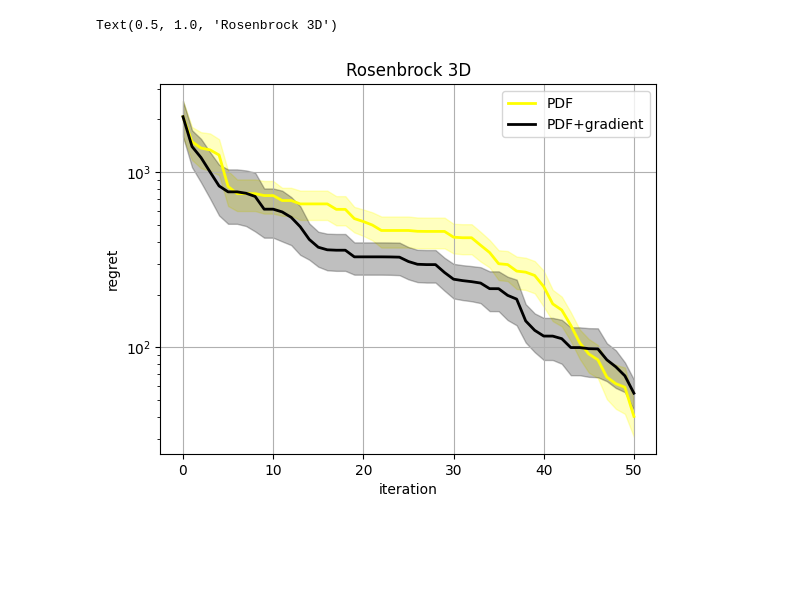
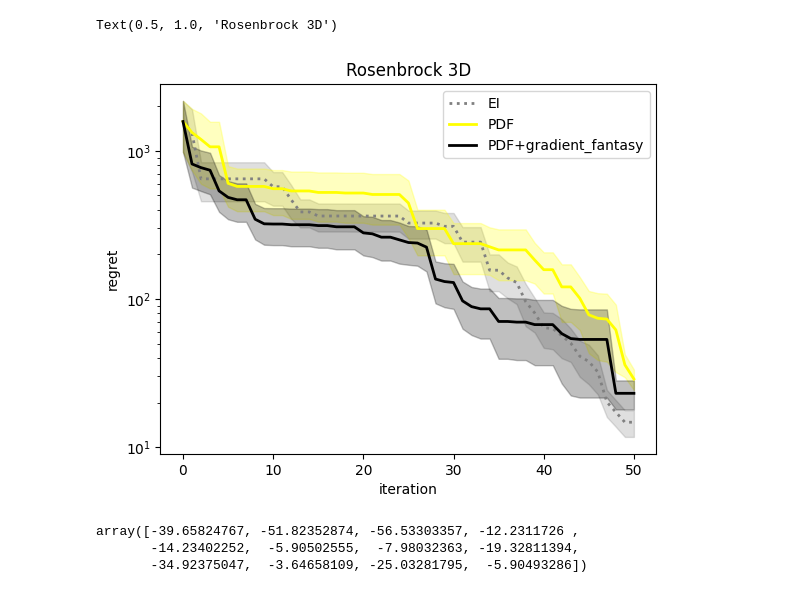
Before and after one commit to HanyangHenry-Wang/GPGradient_based_method, a Jupyter notebook: plot.ipynb, the cells around one changed output. Drawn from its saved outputs; the diff is of its cells as text; code cells hidden in the pictures; blank space fills up the shorter version.

```diff
--- a/plot.ipynb
+++ b/plot.ipynb
@@ -113,27 +205,35 @@ Text(0.5, 1.0, 'SixHumpCamel 2D')
 # %%
-# EI = np.genfromtxt(os.path.join(os.getcwd(),'exp_res/SixHumpCamel2D_ExpectedImprovement'), delimiter=',')
-# TEI = np.genfromtxt(os.path.join(os.getcwd(),'exp_res/SixHumpCamel2D_TruncatedExpectedImprovement'), delimiter=',')
-# MES = np.genfromtxt(os.path.join(os.getcwd(),'exp_res/SixHumpCamel2D_MES_KnownOptimum'), delimiter=',')
+EI = np.genfromtxt(os.path.join(os.getcwd(),'exp_res/Rosenbrock3D_ExpectedImprovement'), delimiter=',')
+# TEI = np.genfromtxt(os.path.join(os.getcwd(),'exp_res/Beale2D_TruncatedExpectedImprovement'), delimiter=',')
+# MES = np.genfromtxt(os.path.join(os.getcwd(),'exp_res/Beale2D_MES_KnownOptimum'), delimiter=',')
 PDF = np.genfromtxt(os.path.join(os.getcwd(),'exp_res/Rosenbrock3D_Fstar_pdf'), delimiter=',')
-PDF_gradient = np.genfromtxt(os.path.join(os.getcwd(),'exp_res/Rosenbrock3D_Fstar_pdf_GradientEnhanced'), delimiter=',')
+#PDF_gradient = np.genfromtxt(os.path.join(os.getcwd(),'exp_res/Branin2D_Fstar_pdf_GradientEnhanced'), delimiter=',')
+PDF_gradient_f = np.genfromtxt(os.path.join(os.getcwd(),'exp_res/Rosenbrock3D_Fstar_pdf_GradientEnhanced_fantasy'), delimiter=',')
 
 fstar = 0.
 
-# log_RegretMean_plot(EI,fstar=fstar,label='EI',color='grey',linestyle='dotted',error_bound=True)
+log_RegretMean_plot(EI,fstar=fstar,label='EI',color='grey',linestyle='dotted',error_bound=True)
 # log_RegretMean_plot(TEI,fstar=fstar,label='TEI',color='blue',linestyle='dashed',error_bound=True)
 # log_RegretMean_plot(MES,fstar=fstar,label='MES',color='darkviolet',linestyle='-',error_bound=True)
 log_RegretMean_plot(PDF,fstar=fstar,label='PDF',color='yellow',linestyle='-',error_bound=True)
-log_RegretMean_plot(PDF_gradient,fstar=fstar,label='PDF+gradient',color='black',linestyle='-',error_bound=True)
+#log_RegretMean_plot(PDF_gradient,fstar=fstar,label='PDF+gradient',color='black',linestyle='-',error_bound=True)
+log_RegretMean_plot(PDF_gradient_f,fstar=fstar,label='PDF+gradient_fantasy',color='black',linestyle='-',error_bound=True)
 
 plt.xlabel('iteration')
 plt.ylabel('regret')
 
-#plt.grid()
+plt.grid()
 
 plt.yscale("log")
 plt.grid()
 plt.legend()
 plt.title('Rosenbrock 3D')
 # %% [output]
 Text(0.5, 1.0, 'Rosenbrock 3D')
-[figure, old version]
+[figure, new version]
+# %%
+PDF_gradient_f[:,-1]
+# %% [output]
+array([-39.65824767, -51.82352874, -56.53303357, -12.2311726 ,
+       -14.23402252,  -5.90502555,  -7.98032363, -19.32811394,
+       -34.92375047,  -3.64658109, -25.03281795,  -5.90493286])
```
Also changed, not shown: parts of 8 cells of this notebook, 25 other files.
